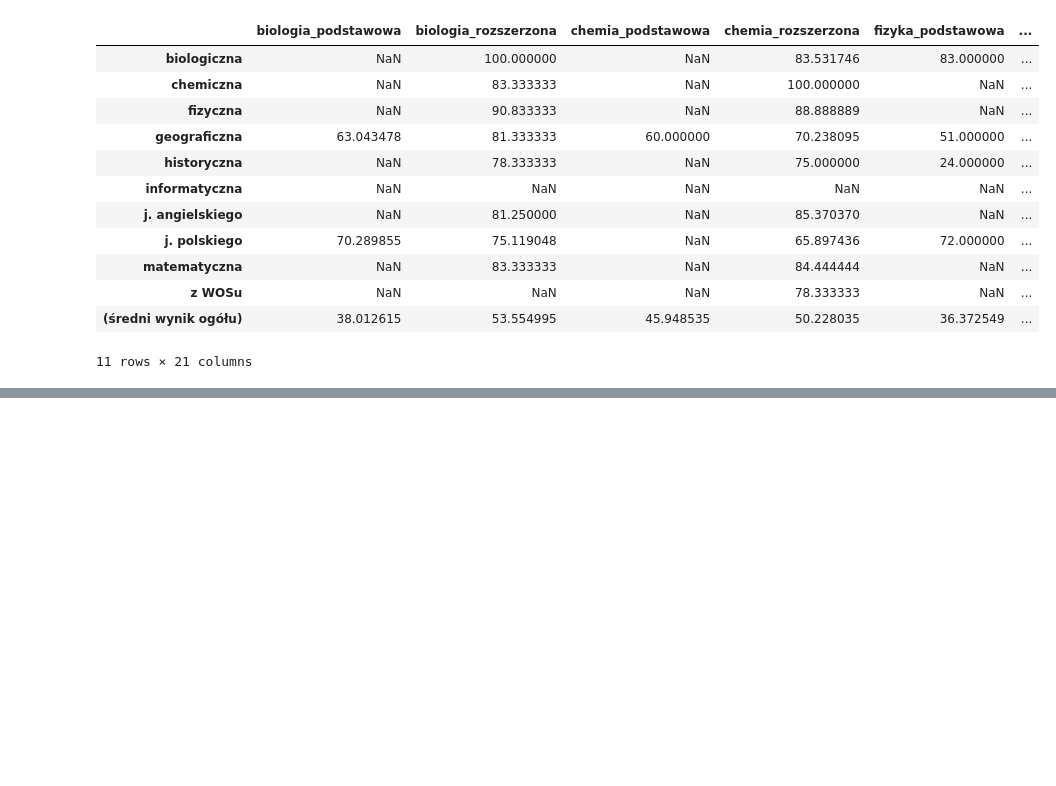
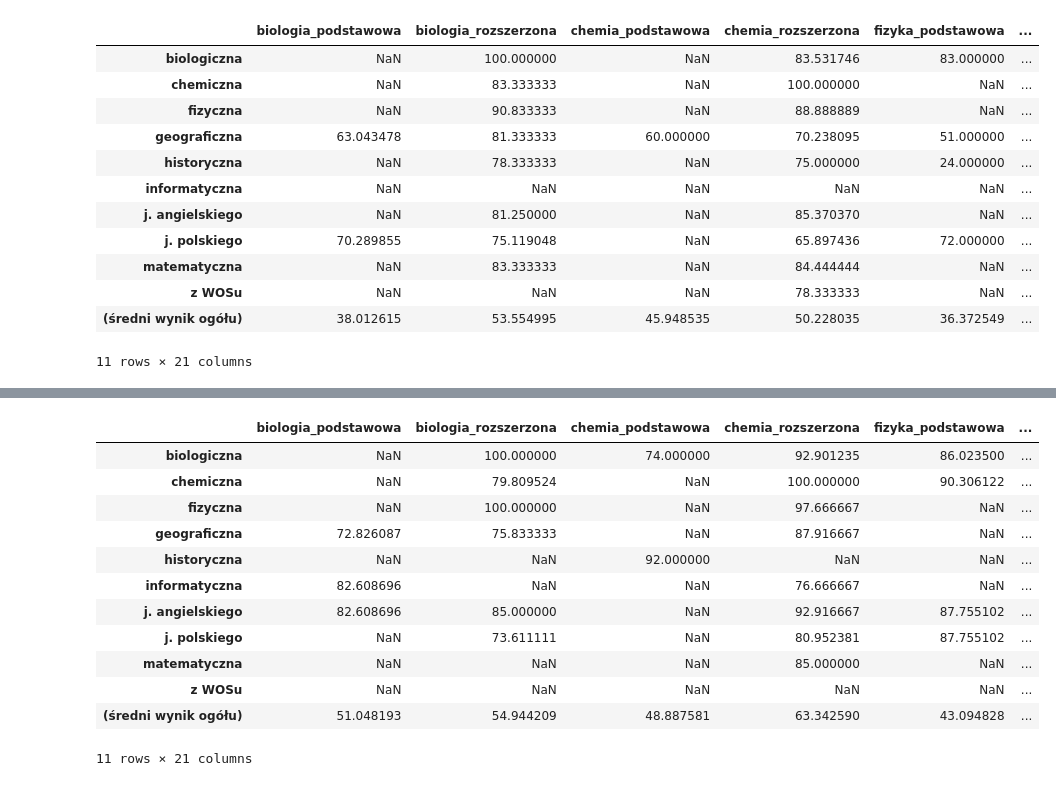
Before and after one commit to stared/delab-matury, a Jupyter notebook: eksploracje/laureaci_2.ipynb, the cells around one changed output, grey strips where cells are left out. Cells and saved outputs as stored; diff of their text form; code cells hidden in the pictures; blank space fills up the shorter version.

```diff
--- a/eksploracje/laureaci_2.ipynb
+++ b/eksploracje/laureaci_2.ipynb
@@ -114,6 +129,22 @@ dfr2011 = srednie_laureatow(2011)
 dfr2012 = srednie_laureatow(2012)
 dfr2013 = srednie_laureatow(2013)
 dfr2014 = srednie_laureatow(2014)
+# %%
+dfr2010
+# %% [output]
+|  | biologia_podstawowa | biologia_rozszerzona | chemia_podstawowa | chemia_rozszerzona | fizyka_podstawowa | ... |
+| biologiczna | NaN | 100.000000 | 74.000000 | 92.901235 | 86.023500 | ... |
+| chemiczna | NaN | 79.809524 | NaN | 100.000000 | 90.306122 | ... |
+| fizyczna | NaN | 100.000000 | NaN | 97.666667 | NaN | ... |
+| geograficzna | 72.826087 | 75.833333 | NaN | 87.916667 | NaN | ... |
+| historyczna | NaN | NaN | 92.000000 | NaN | NaN | ... |
+| informatyczna | 82.608696 | NaN | NaN | 76.666667 | NaN | ... |
+| j. angielskiego | 82.608696 | 85.000000 | NaN | 92.916667 | 87.755102 | ... |
+| j. polskiego | NaN | 73.611111 | NaN | 80.952381 | 87.755102 | ... |
+| matematyczna | NaN | NaN | NaN | 85.000000 | NaN | ... |
+| z WOSu | NaN | NaN | NaN | NaN | NaN | ... |
+| (średni wynik ogółu) | 51.048193 | 54.944209 | 48.887581 | 63.342590 | 43.094828 | ... |
+11 rows × 21 columns
 # %%
 %%R -i dfr2010 -w 600
 laureaci_plot(dfr2010, 2010)
```
Also changed, not shown: parts of 8 cells of this notebook, 4 other files.
